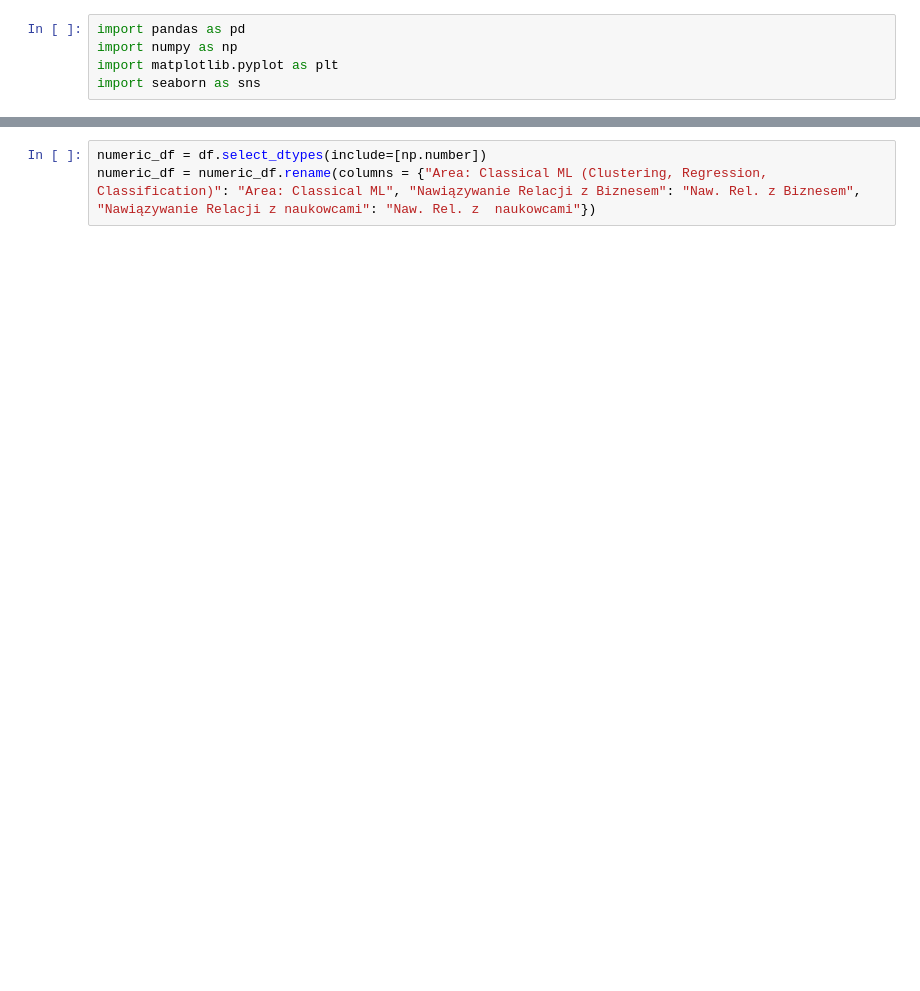
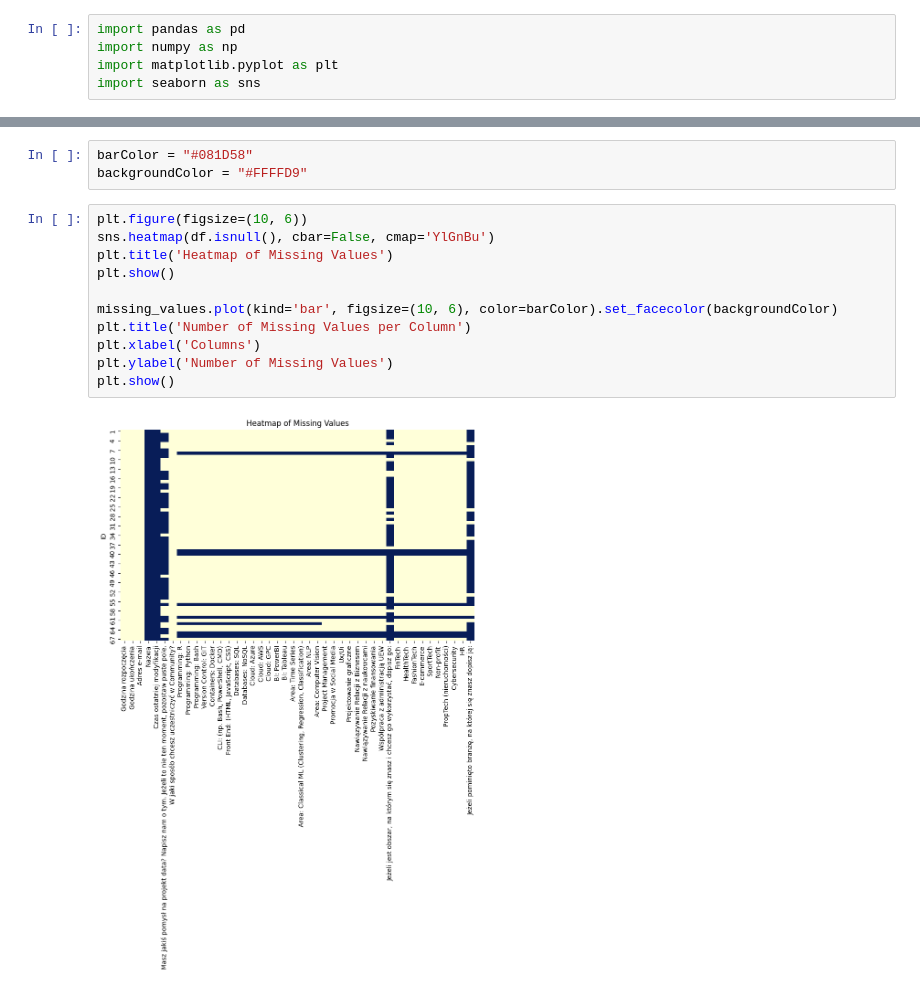
Before and after one commit to Aleksey9777/WAIT-People-Analytics, a Jupyter notebook: notebooks/01_DataPreprocessing.ipynb, the cells around one changed output, grey strips where cells are left out. Drawn from its saved outputs; the diff is of its cells as text; blank space fills up the shorter version.

```diff
--- a/notebooks/01_DataPreprocessing.ipynb
+++ b/notebooks/01_DataPreprocessing.ipynb
@@ -31,3 +38,16 @@ dtype: int64
-# %%
-numeric_df = df.select_dtypes(include=[np.number])
-numeric_df = numeric_df.rename(columns = {"Area: Classical ML (Clustering, Regression, Classification)": "Area: Classical ML", "Nawiązywanie Relacji z Biznesem": "Naw. Rel. z Biznesem", "Nawiązywanie Relacji z naukowcami": "Naw. Rel. z  naukowcami"})
+# %%
+barColor = "#081D58"
+backgroundColor = "#FFFFD9"
+# %%
+plt.figure(figsize=(10, 6))
+sns.heatmap(df.isnull(), cbar=False, cmap='YlGnBu')
+plt.title('Heatmap of Missing Values')
+plt.show()
+
+missing_values.plot(kind='bar', figsize=(10, 6), color=barColor).set_facecolor(backgroundColor)
+plt.title('Number of Missing Values per Column')
+plt.xlabel('Columns')
+plt.ylabel('Number of Missing Values')
+plt.show()
+# %% [output]
+[figure, added]
```
Also changed, not shown: parts of 8 cells of this notebook.
